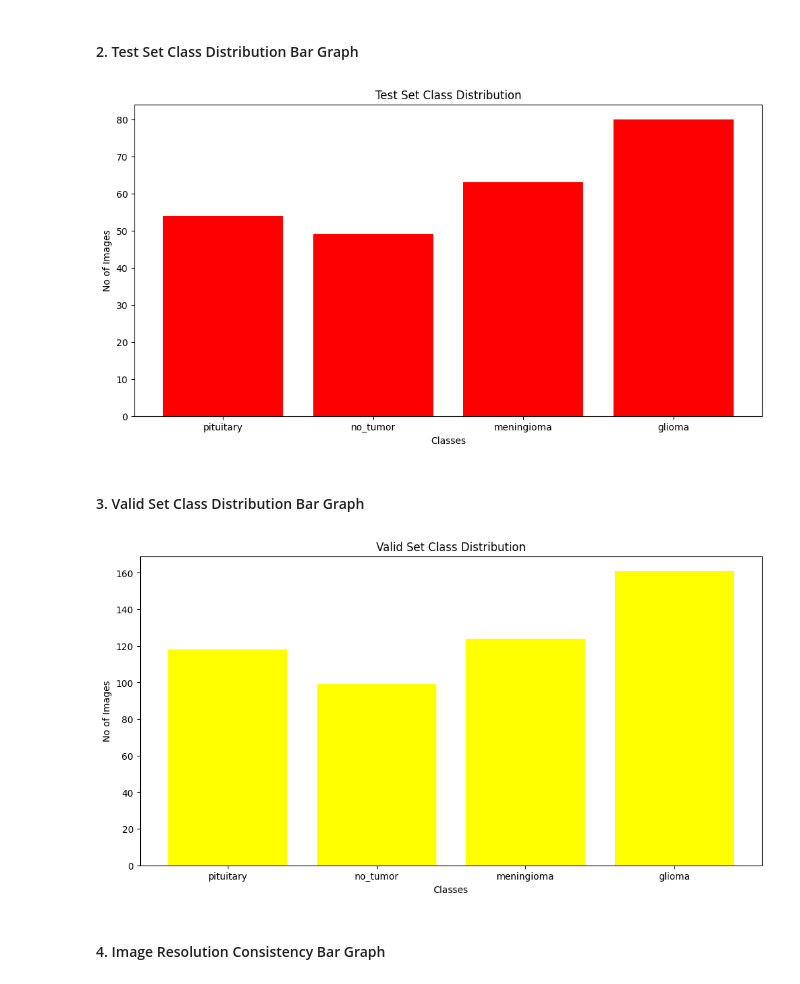
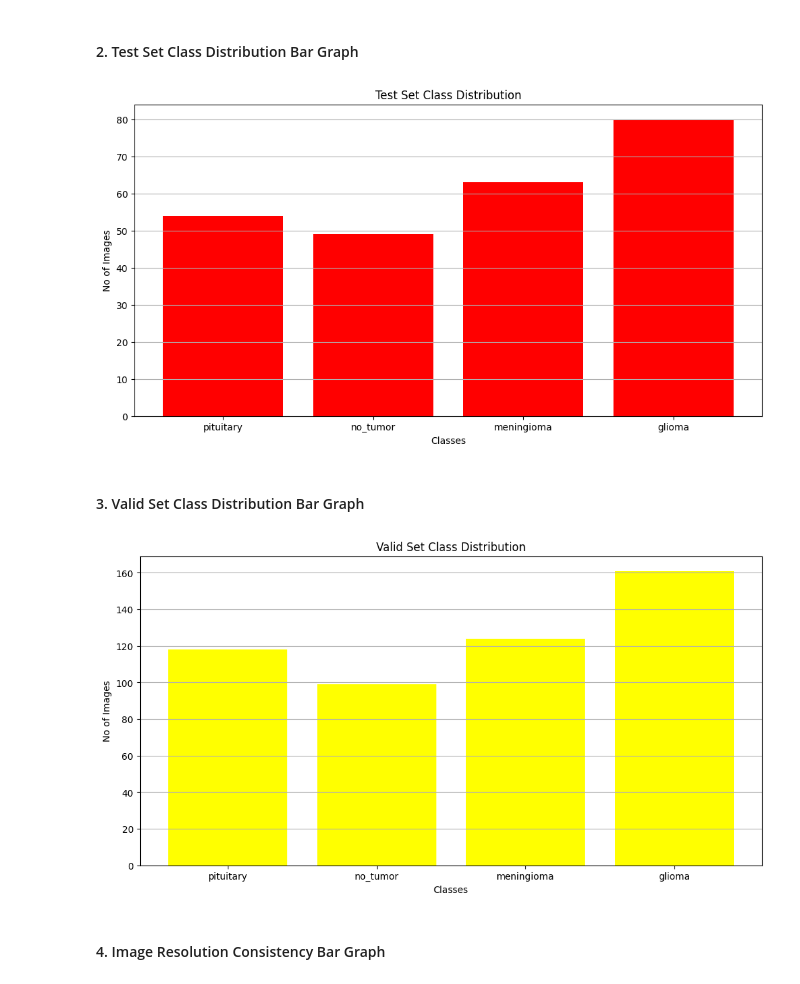
Before and after one commit to Jan2309jr/Brain-Tumor-MRI-Image-Classification, a Jupyter notebook: brain-tumor-detection.ipynb, the cells around one changed output. Drawn from its saved outputs; the diff is of its cells as text; code cells hidden in the pictures.

```diff
--- a/brain-tumor-detection.ipynb
+++ b/brain-tumor-detection.ipynb
@@ -209,18 +215,19 @@ plt.show()
 # %%
 list2=[]
 count=[]
 for i in os.listdir(test_path):
     if(os.path.isdir(os.path.join(test_path,i))):
         list2.append(i)
         count.append(len(os.listdir(os.path.join(test_path,i))))
 plt.figure(figsize=(12,6))
 plt.bar(list2,count,color="red")
 plt.title("Test Set Class Distribution")
 plt.ylabel("No of Images")
 plt.xlabel("Classes")
+plt.grid(axis='y')
 plt.show()
 # %% [output]
-[figure, old version]
+[figure, new version]
 # %% [markdown]
 #### 3. Valid Set Class Distribution Bar Graph
 # %%
@@ -235,9 +242,10 @@ plt.bar(list3,count,color="yellow")
 plt.title("Valid Set Class Distribution")
 plt.ylabel("No of Images")
 plt.xlabel("Classes")
+plt.grid(axis='y')
 plt.show()
 # %% [output]
-[figure, old version]
+[figure, new version]
 # %% [markdown]
 #### 4. Image Resolution Consistency Bar Graph
 # %% [markdown]
```
Also changed, not shown: parts of 19 cells of this notebook.
